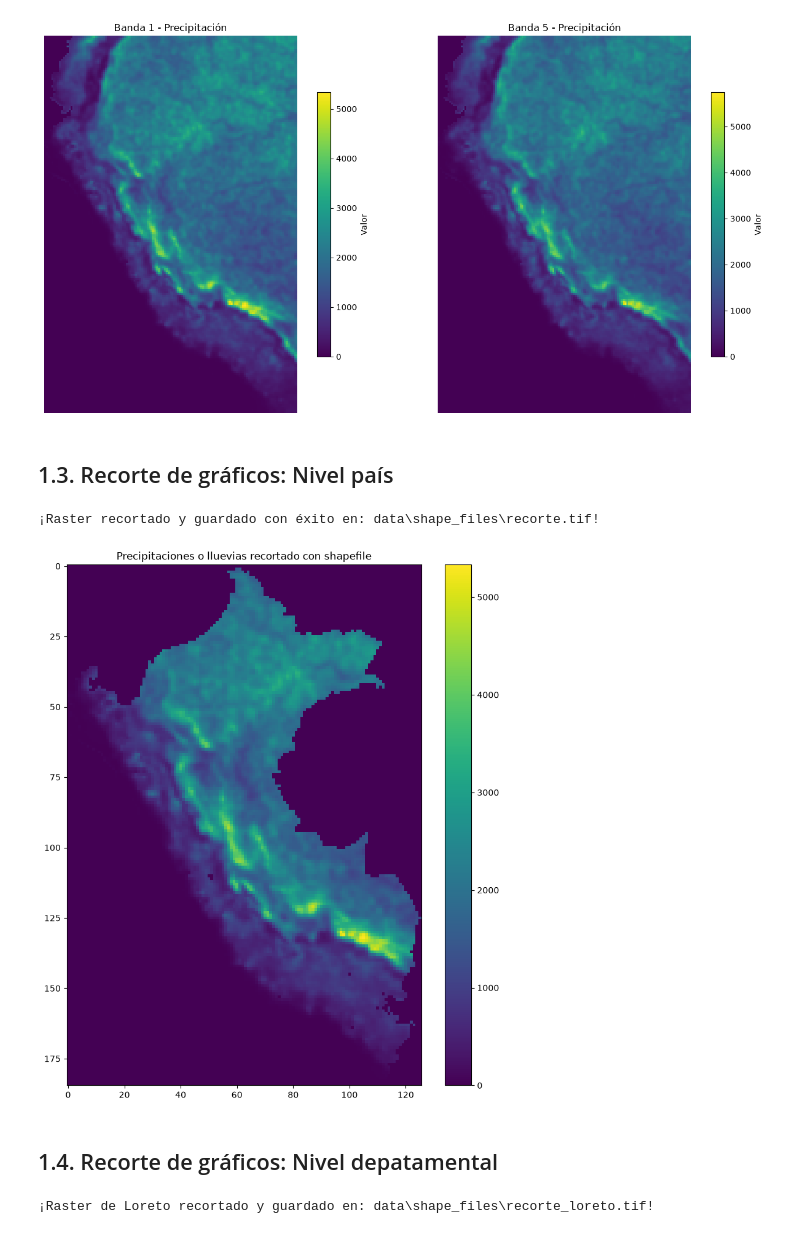
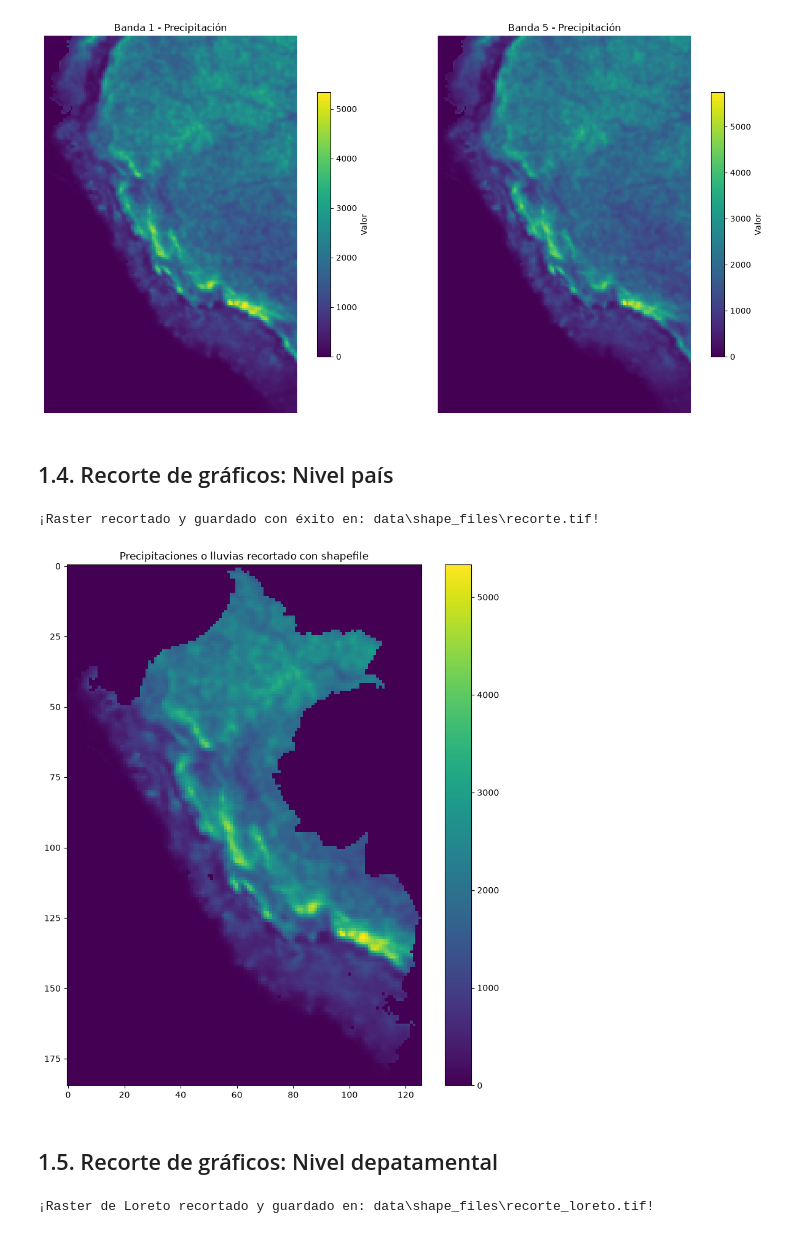
Before and after one commit to ulisesrodas/Python-for-DataScience, a Jupyter notebook: 11. Data Raster II.ipynb, the cells around one changed output. Saved outputs shown, nothing was run; the diff lists cells and outputs as text; code cells hidden in the pictures.

```diff
--- a/11. Raster.ipynb
+++ b/11. Data Raster II.ipynb
@@ -142,7 +148,7 @@ plt.show()
 # %% [output]
 [figure]
 # %% [markdown]
-## <a id ='1.3.'>1.3. Recorte de gráficos: Nivel país</a>
+## <a id ='1.4.'>1.4. Recorte de gráficos: Nivel país</a>
 # %%
 #import rasterio
 from rasterio.mask import mask
@@ -181,14 +187,14 @@ print(f"¡Raster recortado y guardado con éxito en: {ruta_raster_salida}!")
 # %%
 # Ploteamos
 plt.figure(figsize=(10, 11))
 plt.imshow(out_image[0], cmap='viridis')
-plt.title("Precipitaciones o lluevias recortado con shapefile")
+plt.title("Precipitaciones o lluvias recortado con shapefile")
 plt.colorbar()
 plt.show()
 # %% [output]
-[figure, old version]
+[figure, new version]
 # %% [markdown]
-## <a id ='1.4.'>1.4. Recorte de gráficos: Nivel depatamental</a>
+## <a id ='1.5.'>1.5. Recorte de gráficos: Nivel depatamental</a>
 # %%
 # Filtrar los distritos que pertenecen a Loreto
 loreto = gdf[gdf["DEPARTAMEN"] == "LORETO"]
```
Also changed, not shown: parts of 23 cells of this notebook, 2 other files.
